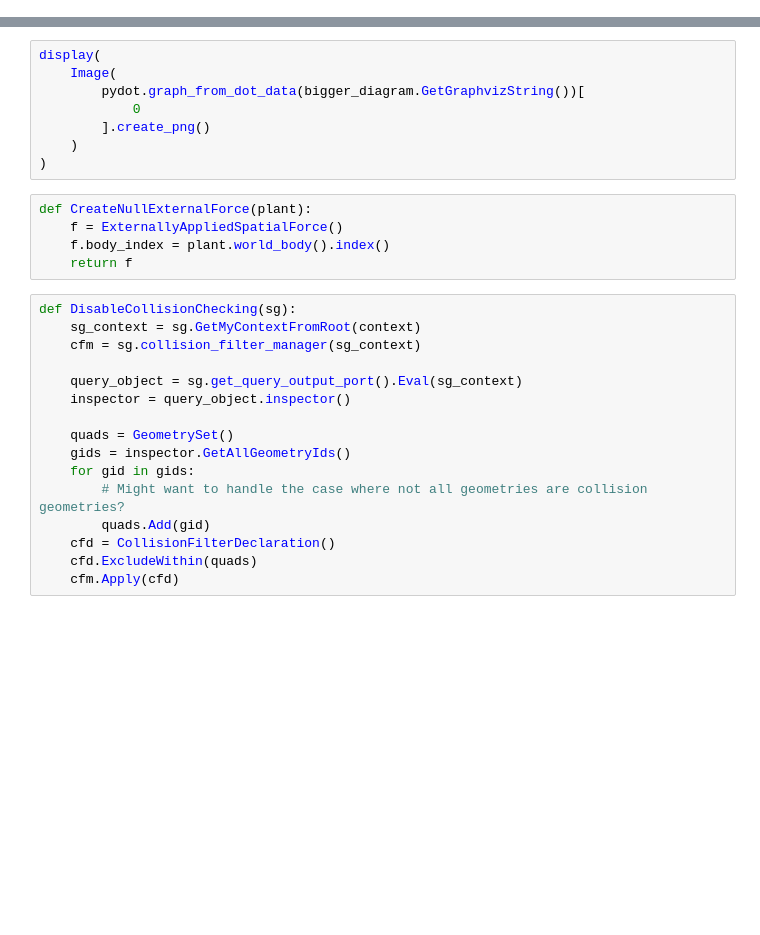
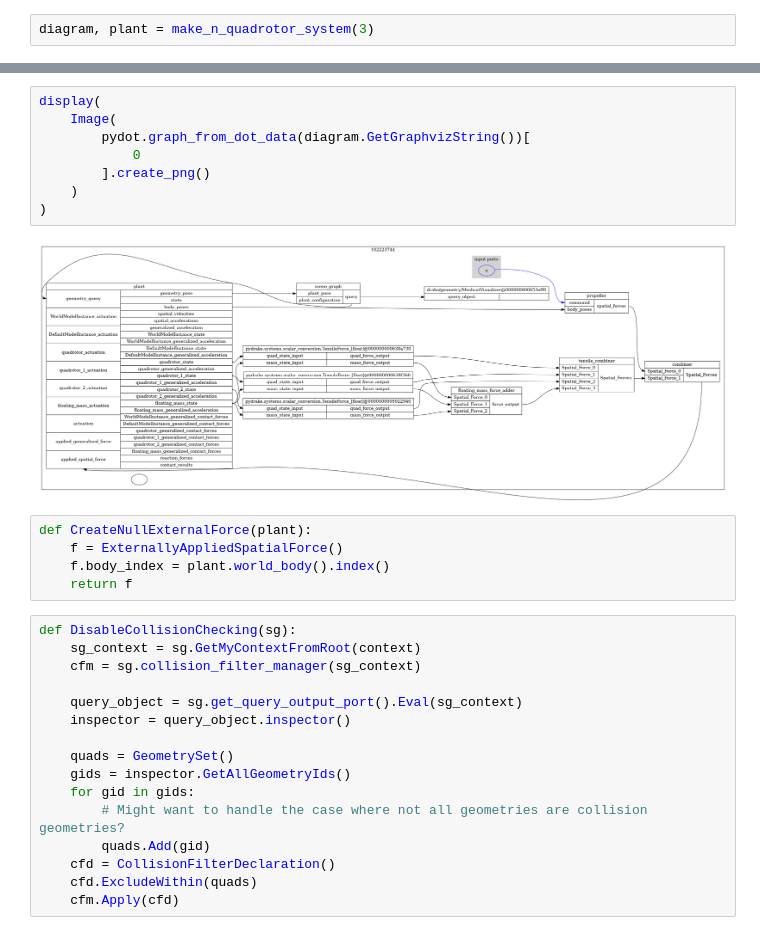
Before and after one commit to cohnt/6.8210-Final-Project-Lifting-Heavy-Objects-with-Teams-of-Quadrotors, a Jupyter notebook: stabilizing_hacking.ipynb, the cells around one changed output, grey strips where cells are left out. Cells and saved outputs as stored; diff of their text form; blank space fills up the shorter version.

```diff
--- a/stabilizing_hacking.ipynb
+++ b/stabilizing_hacking.ipynb
@@ -277,3 +317,5 @@ bigger_diagram, bigger_plant = add_controller(n, diagram)
+# %%
+diagram, plant = make_n_quadrotor_system(3)
 # %%
 display(
     Image(
@@ -283,11 +327,13 @@ display(
 # %%
 display(
     Image(
-        pydot.graph_from_dot_data(bigger_diagram.GetGraphvizString())[
+        pydot.graph_from_dot_data(diagram.GetGraphvizString())[
             0
         ].create_png()
     )
 )
+# %% [output]
+[figure, added]
 # %%
 def CreateNullExternalForce(plant):
     f = ExternallyAppliedSpatialForce()
```
Also changed, not shown: parts of 9 cells of this notebook, 1 other file.
